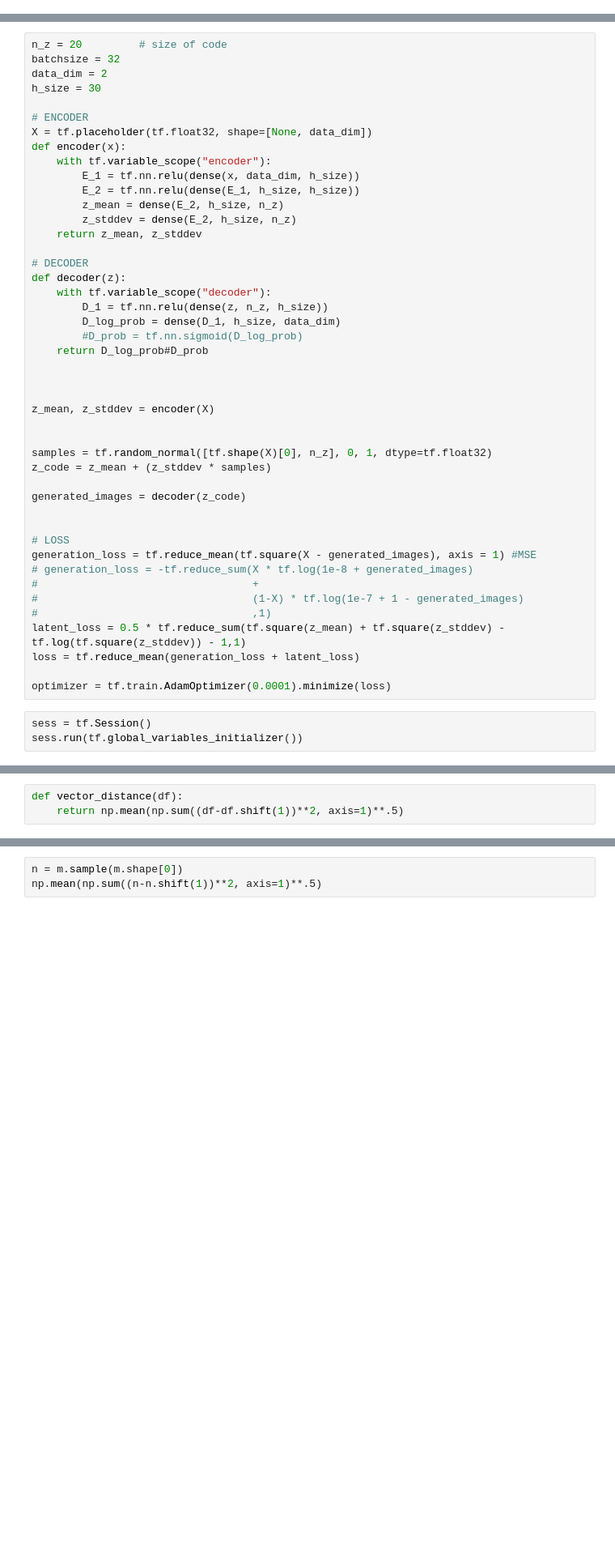
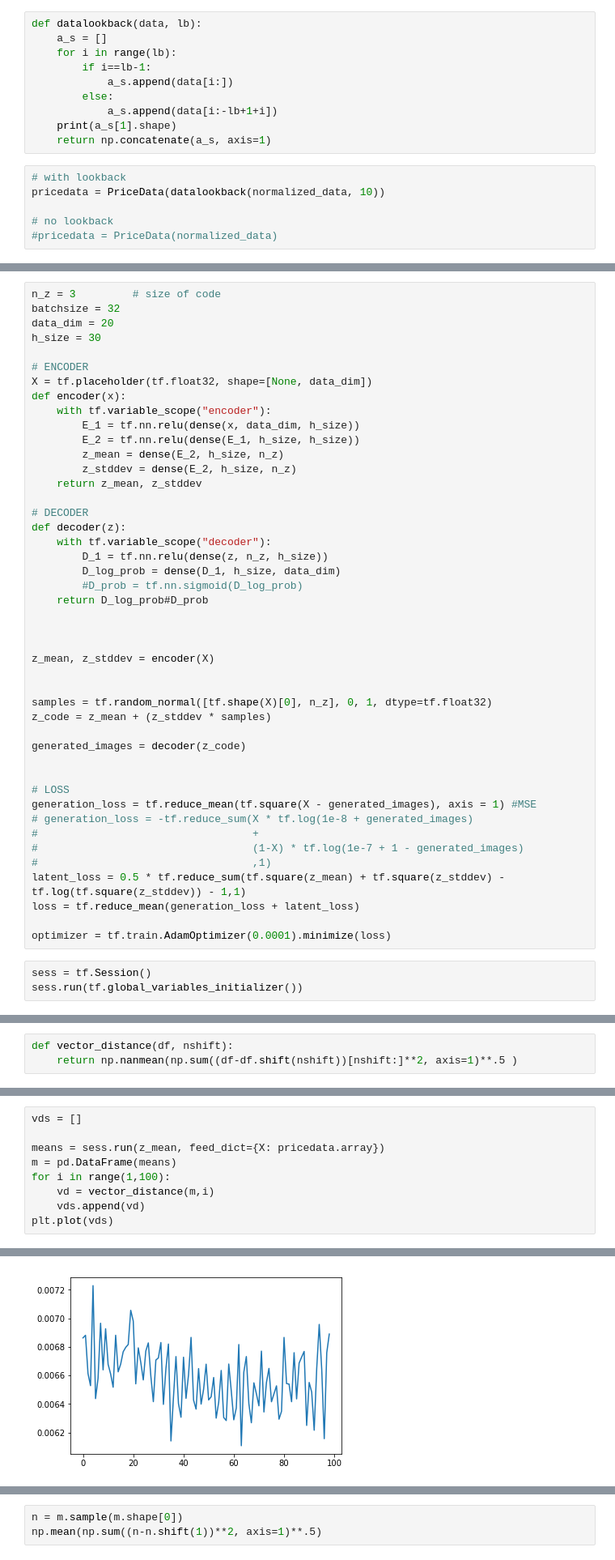
Before and after one commit to LiamConnell/topics_in_generative_modeling, a Jupyter notebook: VAE - financial data.ipynb, the cells around one changed output, grey strips where cells are left out. Shown: that part at 81% size. Drawn from its saved outputs; the diff is of its cells as text; blank space fills up the shorter version.

```diff
--- a/VAE - financial data.ipynb
+++ b/VAE - financial data.ipynb
@@ -96,0 +101,16 @@ pricedata = PriceData(normalized_data)
+# %%
+def datalookback(data, lb):
+    a_s = []
+    for i in range(lb):
+        if i==lb-1:
+            a_s.append(data[i:])
+        else:
+            a_s.append(data[i:-lb+1+i])
+    print(a_s[1].shape)
+    return np.concatenate(a_s, axis=1)
+# %%
+# with lookback
+pricedata = PriceData(datalookback(normalized_data, 10))
+
+# no lookback
+#pricedata = PriceData(normalized_data)
@@ -117,9 +139,9 @@ def dense(x, inputFeatures, outputFeatures, scope=None, with_w=False):
     else:
         return tf.matmul(x, matrix) + bias
 # %%
-n_z = 20         # size of code
+n_z = 3         # size of code
 batchsize = 32
-data_dim = 2
+data_dim = 20
 h_size = 30
 
 # ENCODER
@@ -197,6 +219,6 @@ lat_loss: 1.194
 # %%
-def vector_distance(df):
-    return np.mean(np.sum((df-df.shift(1))**2, axis=1)**.5)
+def vector_distance(df, nshift):
+    return np.nanmean(np.sum((df-df.shift(nshift))[nshift:]**2, axis=1)**.5 )
 # %%
 means = sess.run(z_code, feed_dict={X: pricedata.array})
 m = pd.DataFrame(means)
@@ -217,0 +240,10 @@ print(vector_distance(n))
+# %%
+vds = []
+
+means = sess.run(z_mean, feed_dict={X: pricedata.array})
+m = pd.DataFrame(means)
+for i in range(1,100):
+    vd = vector_distance(m,i)
+    vds.append(vd)
+plt.plot(vds)
+# %% [output]
@@ -218,3 +251,4 @@ print(vector_distance(n))
+[figure, added]
 # %%
 f = pd.DataFrame(np.random.normal(0,1,[9999,20]))
 print(vector_distance(f))
```
Also changed, not shown: parts of 9 cells of this notebook, 9 other files.
